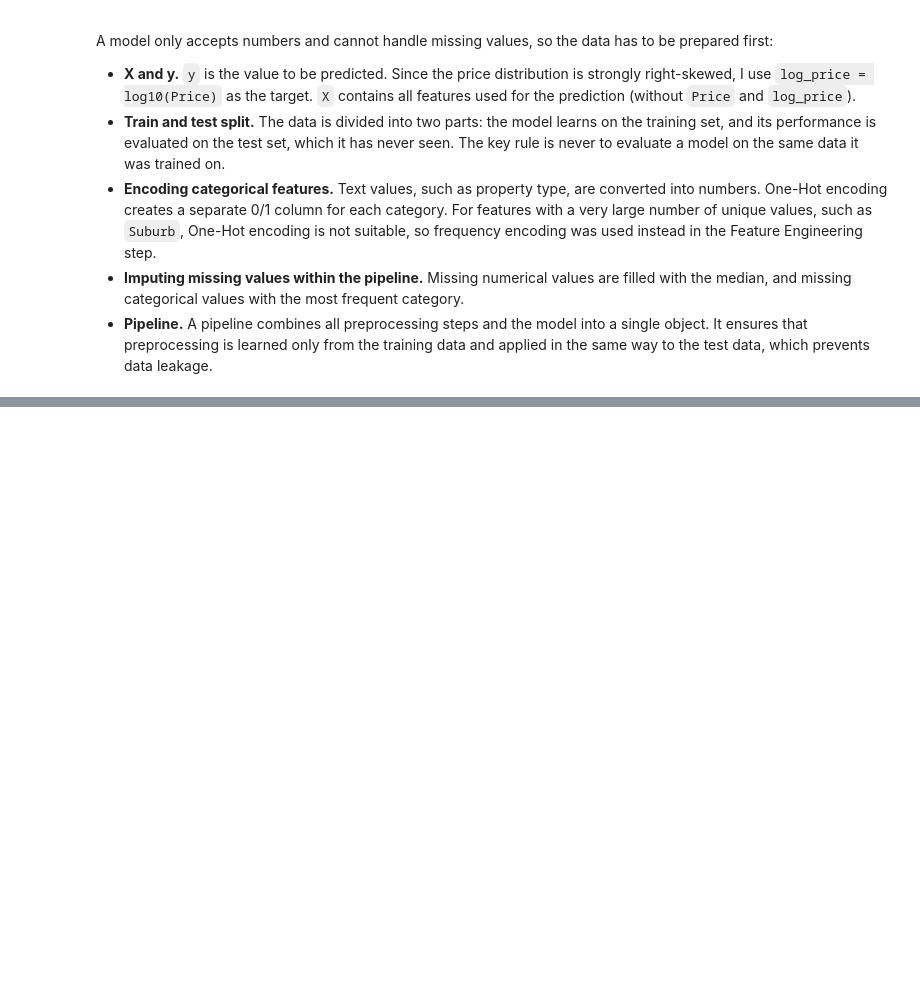
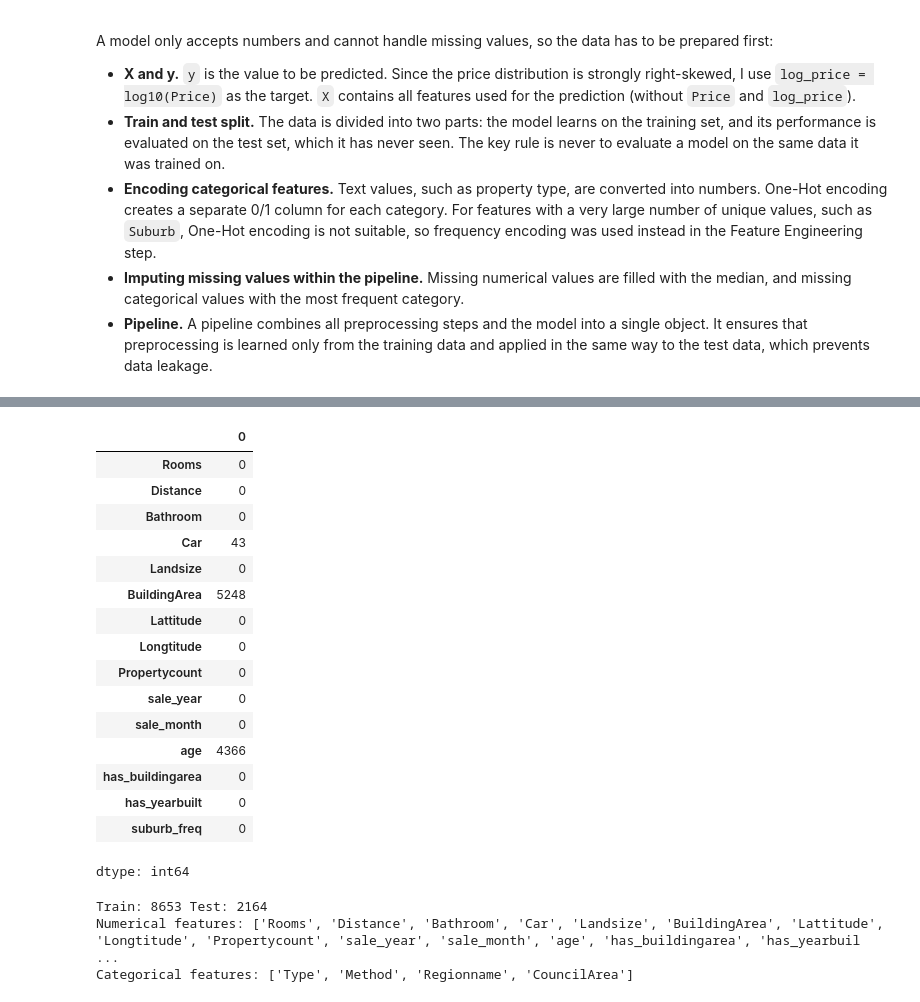
Before and after one commit to Alister44/melbourne-housing-price-prediction, a Jupyter notebook: notebooks/housing_price_prediction.ipynb, the cells around one changed output, grey strips where cells are left out. Saved outputs shown, nothing was run; the diff lists cells and outputs as text; code cells hidden in the pictures; blank space fills up the shorter version.

Commit message:
test train split

```diff
--- a/notebooks/housing_price_prediction.ipynb
+++ b/notebooks/housing_price_prediction.ipynb
@@ -621,0 +618,4 @@ X = fe.drop(columns=['Price'])
+# %%
+# split the features into numerical and categorical ones
+cat_cols = ['Type','Method','Regionname','CouncilArea']
+num_cols = [c for c in X.columns if c not in cat_cols]
@@ -621,0 +631,20 @@ X = fe.drop(columns=['Price'])
+# %%
+fe[num_cols].isna().sum()
+# %% [output]
+|  | 0 |
+| Rooms | 0 |
+| Distance | 0 |
+| Bathroom | 0 |
+| Car | 43 |
+| Landsize | 0 |
+| BuildingArea | 5248 |
+| Lattitude | 0 |
+| Longtitude | 0 |
+| Propertycount | 0 |
+| sale_year | 0 |
+| sale_month | 0 |
+| age | 4366 |
+| has_buildingarea | 0 |
+| has_yearbuilt | 0 |
+| suburb_freq | 0 |
+dtype: int64
@@ -621,0 +663,15 @@ X = fe.drop(columns=['Price'])
+# %%
+# 4) Split the data into training and test sets
+#    (80% train, 20% test; random_state ensures reproducible results)
+X_train, X_test, y_train, y_test = train_test_split(
+    X, y,
+    test_size=0.2,
+    random_state=RANDOM_STATE
+)
+print("Train:", X_train.shape[0], "Test:", X_test.shape[0])
+print("Numerical features:", num_cols)
+print("Categorical features:", cat_cols)
+# %% [output]
+Train: 8653 Test: 2164
+Numerical features: ['Rooms', 'Distance', 'Bathroom', 'Car', 'Landsize', 'BuildingArea', 'Lattitude', 'Longtitude', 'Propertycount', 'sale_year', 'sale_month', 'age', 'has_buildingarea', 'has_yearbuil ...
+Categorical features: ['Type', 'Method', 'Regionname', 'CouncilArea']
```
Also changed, not shown: parts of 6 cells of this notebook.
